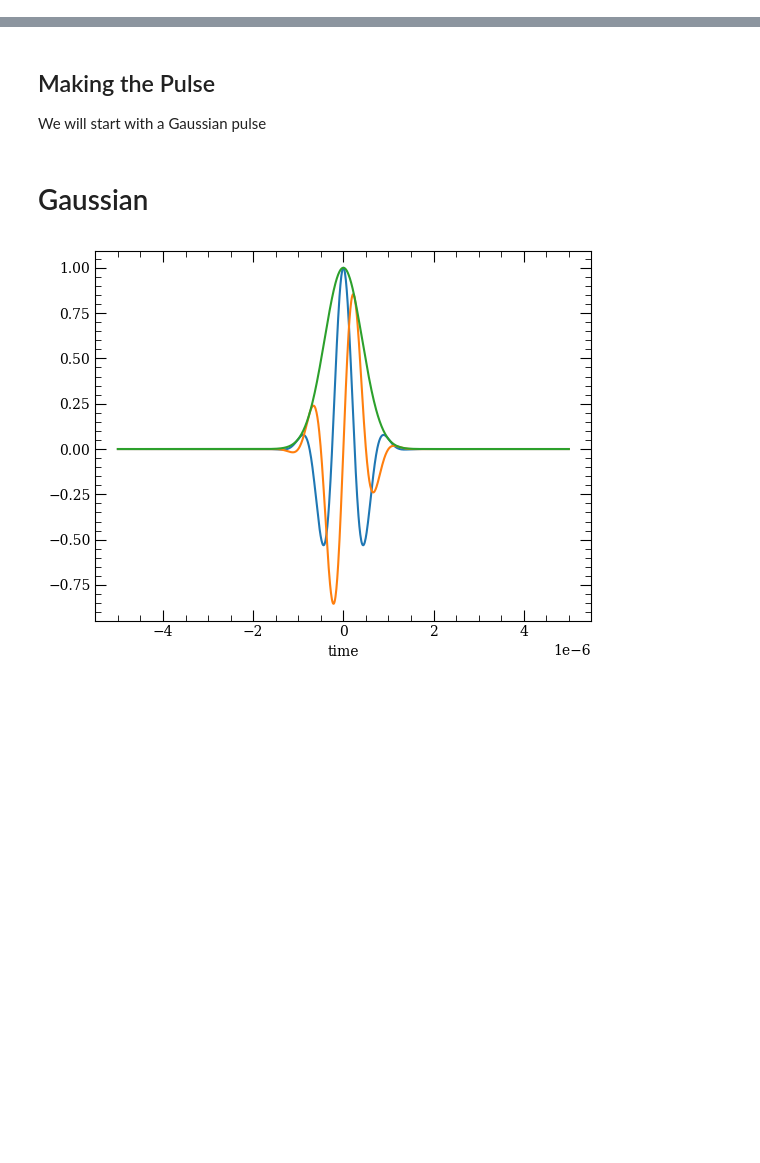
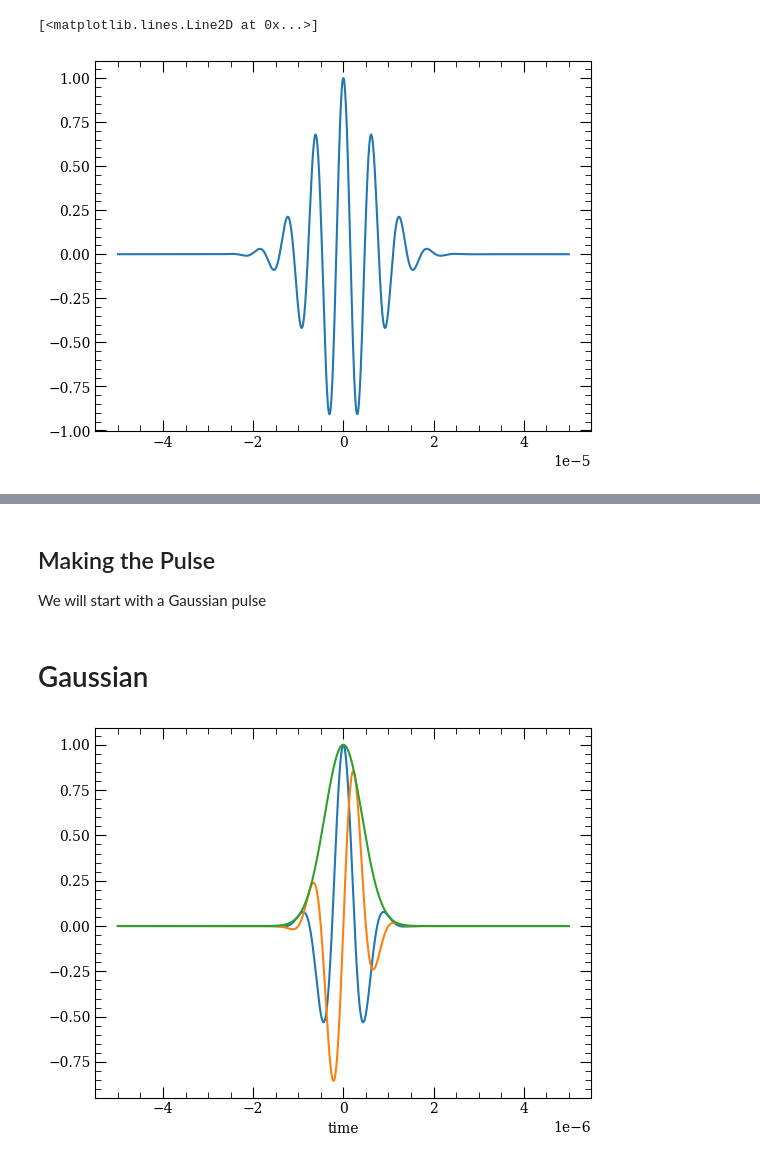
Before and after one commit to asaunders-uob/Rydberg, a Jupyter notebook: PyCode/Pulses of light.ipynb, the cells around one changed output, grey strips where cells are left out. Cells and saved outputs as stored; diff of their text form; code cells hidden in the pictures; blank space fills up the shorter version.

```diff
--- a/PyCode/Pulses of light.ipynb
+++ b/PyCode/Pulses of light.ipynb
@@ -19,0 +69,9 @@ from scipy.fft import fft, ifft, fftfreq, irfft
+# %%
+omega = 1E6
+t_0 = 1E-5
+
+E = np.exp(-(times**2)/t_0**2)*np.exp(-1j*omega*times)
+plt.plot(times,E)
+# %% [output]
+[<matplotlib.lines.Line2D at 0x...>]
+[figure, added]
```
Also changed, not shown: parts of 28 cells of this notebook, 1 other file.
